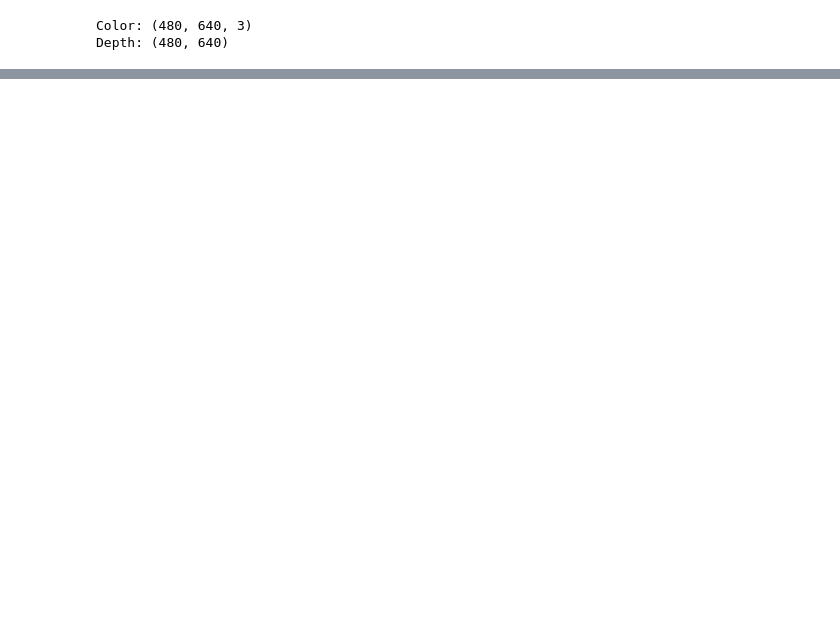
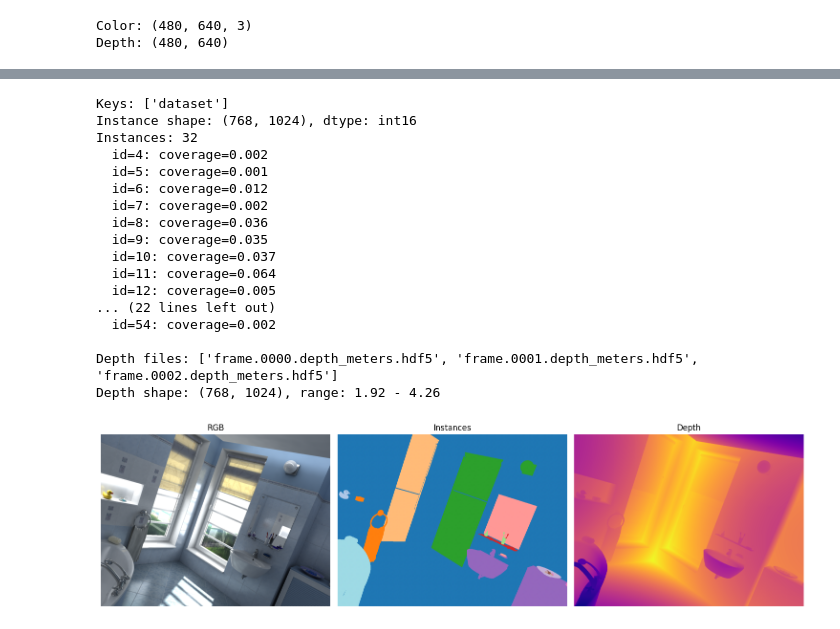
Before and after one commit to Utkristha/MONO-SAM, a Jupyter notebook: Notebook/2_depth(depth anything).ipynb, the cells around one changed output, grey strips where cells are left out. Saved outputs shown, nothing was run; the diff lists cells and outputs as text; code cells hidden in the pictures; blank space fills up the shorter version.

```diff
--- a/Notebook/2_depth(depth anything).ipynb
+++ b/Notebook/2_depth(depth anything).ipynb
@@ -394,0 +463,59 @@ print(f"Shape: {depth_features.shape}")  # e.g. [1, 384, 37, 49] for non-square
+# %%
+import h5py
+import numpy as np
+import matplotlib.pyplot as plt
+
+GEO_BASE = r'D:\Projects\Minor Project\Datasets\raw\ai_001_001\images\scene_cam_00_geometry_hdf5'
+COLOR_BASE = r'D:\Projects\Minor Project\Datasets\raw\ai_001_001\images\scene_cam_00_final_hdf5'
+
+# check instance file
+inst_file = os.path.join(GEO_BASE, 'frame.0000.semantic_instance.hdf5')
+with h5py.File(inst_file, 'r') as f:
+    print(f"Keys: {list(f.keys())}")
+    inst = np.array(f['dataset'])
+    print(f"Instance shape: {inst.shape}, dtype: {inst.dtype}")
+    u, c = np.unique(inst, return_counts=True)
+    u, c = u[u > 0], c[u > 0]
+    total = inst.shape[0] * inst.shape[1]
+    print(f"Instances: {len(u)}")
+    for uid, cnt in zip(u, c):
+        print(f"  id={uid}: coverage={cnt/total:.3f}")
+
+# check depth file
+depth_files = [f for f in os.listdir(GEO_BASE) if 'depth' in f]
+print(f"\nDepth files: {depth_files[:3]}")
+with h5py.File(os.path.join(GEO_BASE, depth_files[0]), 'r') as f:
+    depth = np.array(f['dataset'])
+    print(f"Depth shape: {depth.shape}, range: {depth.min():.2f} - {depth.max():.2f}")
+
+# visualize
+color_file = os.path.join(COLOR_BASE, 'frame.0000.color.hdf5')
+with h5py.File(color_file, 'r') as f:
+    img = np.array(f['dataset'])
+    img = (np.clip(img, 0, 1) * 255).astype(np.uint8)
+
+fig, axes = plt.subplots(1, 3, figsize=(15, 4))
+axes[0].imshow(img);                        axes[0].set_title('RGB');      axes[0].axis('off')
+axes[1].imshow(inst, cmap='tab20');         axes[1].set_title('Instances'); axes[1].axis('off')
+axes[2].imshow(depth, cmap='plasma');       axes[2].set_title('Depth');    axes[2].axis('off')
+plt.tight_layout()
+plt.show()
+# %% [output]
+Keys: ['dataset']
+Instance shape: (768, 1024), dtype: int16
+Instances: 32
+  id=4: coverage=0.002
+  id=5: coverage=0.001
+  id=6: coverage=0.012
+  id=7: coverage=0.002
+  id=8: coverage=0.036
+  id=9: coverage=0.035
+  id=10: coverage=0.037
+  id=11: coverage=0.064
+  id=12: coverage=0.005
+... (22 lines left out)
+  id=54: coverage=0.002
+
+Depth files: ['frame.0000.depth_meters.hdf5', 'frame.0001.depth_meters.hdf5', 'frame.0002.depth_meters.hdf5']
+Depth shape: (768, 1024), range: 1.92 - 4.26
+[figure, added]
```
Also changed, not shown: parts of 11 cells of this notebook, 9 other files.
